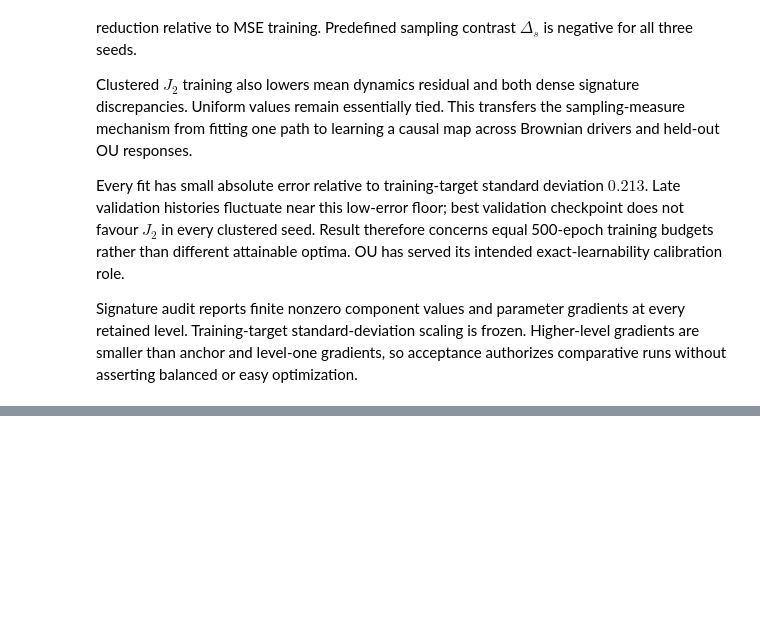
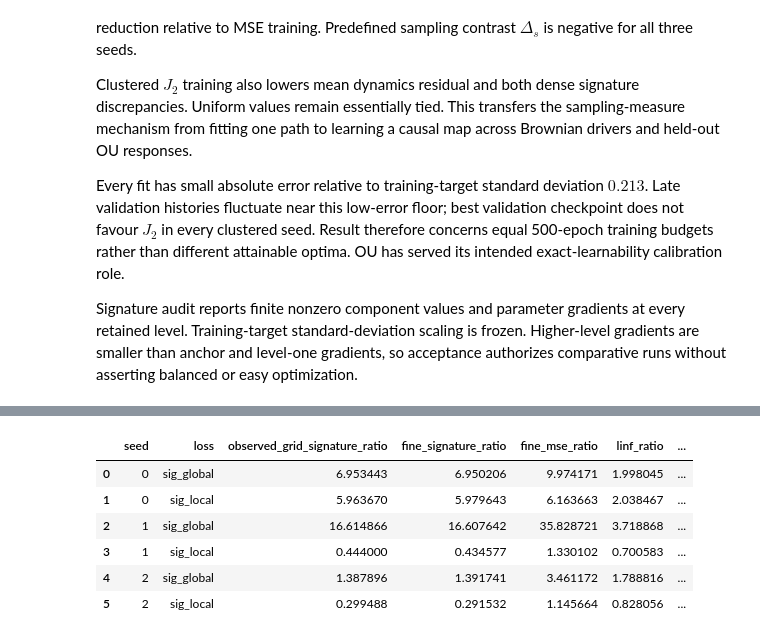
Before and after one commit to davinhpqiu/pathwise-loss, a Jupyter notebook: notebooks/06_brownian_ou_operator.ipynb, the cells around one changed output, grey strips where cells are left out. Drawn from its saved outputs; the diff is of its cells as text; code cells hidden in the pictures; blank space fills up the shorter version.

```diff
--- a/notebooks/06_brownian_ou_operator.ipynb
+++ b/notebooks/06_brownian_ou_operator.ipynb
@@ -182,0 +309,31 @@ Signature audit reports finite nonzero component values and parameter gradients
+# %%
+signature_rows = uniform[uniform['loss'].isin(['sig_global', 'sig_local'])]
+comparison_rows = []
+for seed in range(3):
+    pointwise = primary_signature_metrics[primary_signature_metrics['seed'].eq(seed)]
+    for loss, target_metric, fine_metric in [
+        ('sig_global', 'target_sig_global', 'sig_global'),
+        ('sig_local', 'target_sig_local', 'sig_local'),
+    ]:
+        fitted = signature_rows[
+            signature_rows['seed'].eq(seed) & signature_rows['loss'].eq(loss)
+        ].iloc[0]
+        comparison_rows.append({
+            'seed': seed,
+            'loss': loss,
+            'observed_grid_signature_ratio': fitted[target_metric] / pointwise[target_metric].min(),
+            'fine_signature_ratio': fitted[fine_metric] / pointwise[fine_metric].min(),
+            'fine_mse_ratio': fitted['fine_mse'] / pointwise['fine_mse'].min(),
+            'linf_ratio': fitted['fine_linf'] / pointwise['fine_linf'].min(),
+            'dynamics_ratio': fitted['dynamics_residual'] / pointwise['dynamics_residual'].min(),
+        })
+signature_comparison = pd.DataFrame(comparison_rows)
+display(signature_comparison)
+# %% [output]
+|  | seed | loss | observed_grid_signature_ratio | fine_signature_ratio | fine_mse_ratio | linf_ratio | ... |
+| 0 | 0 | sig_global | 6.953443 | 6.950206 | 9.974171 | 1.998045 | ... |
+| 1 | 0 | sig_local | 5.963670 | 5.979643 | 6.163663 | 2.038467 | ... |
+| 2 | 1 | sig_global | 16.614866 | 16.607642 | 35.828721 | 3.718868 | ... |
+| 3 | 1 | sig_local | 0.444000 | 0.434577 | 1.330102 | 0.700583 | ... |
+| 4 | 2 | sig_global | 1.387896 | 1.391741 | 3.461172 | 1.788816 | ... |
+| 5 | 2 | sig_local | 0.299488 | 0.291532 | 1.145664 | 0.828056 | ... |
```
Also changed, not shown: parts of 11 cells of this notebook.
